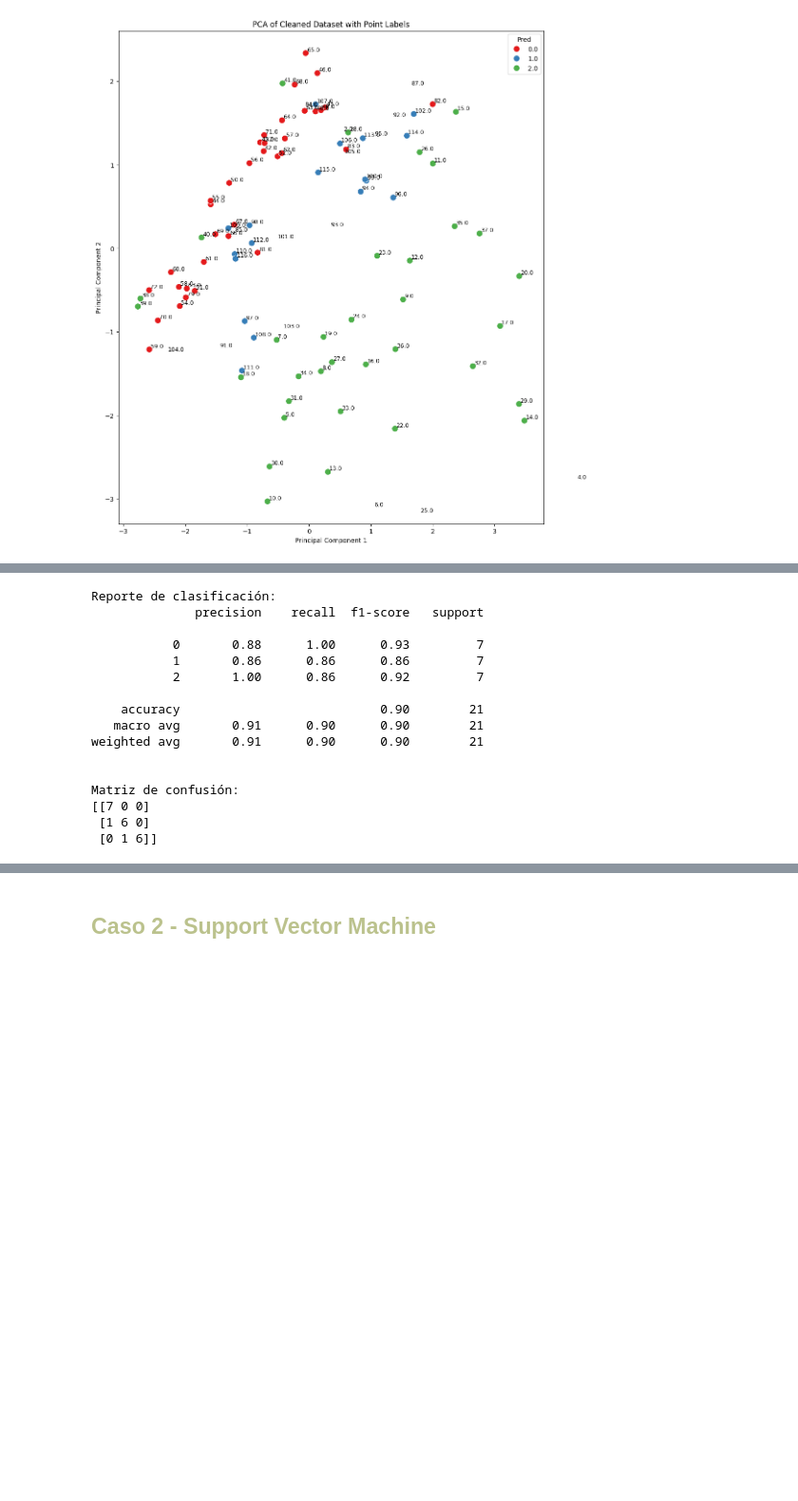
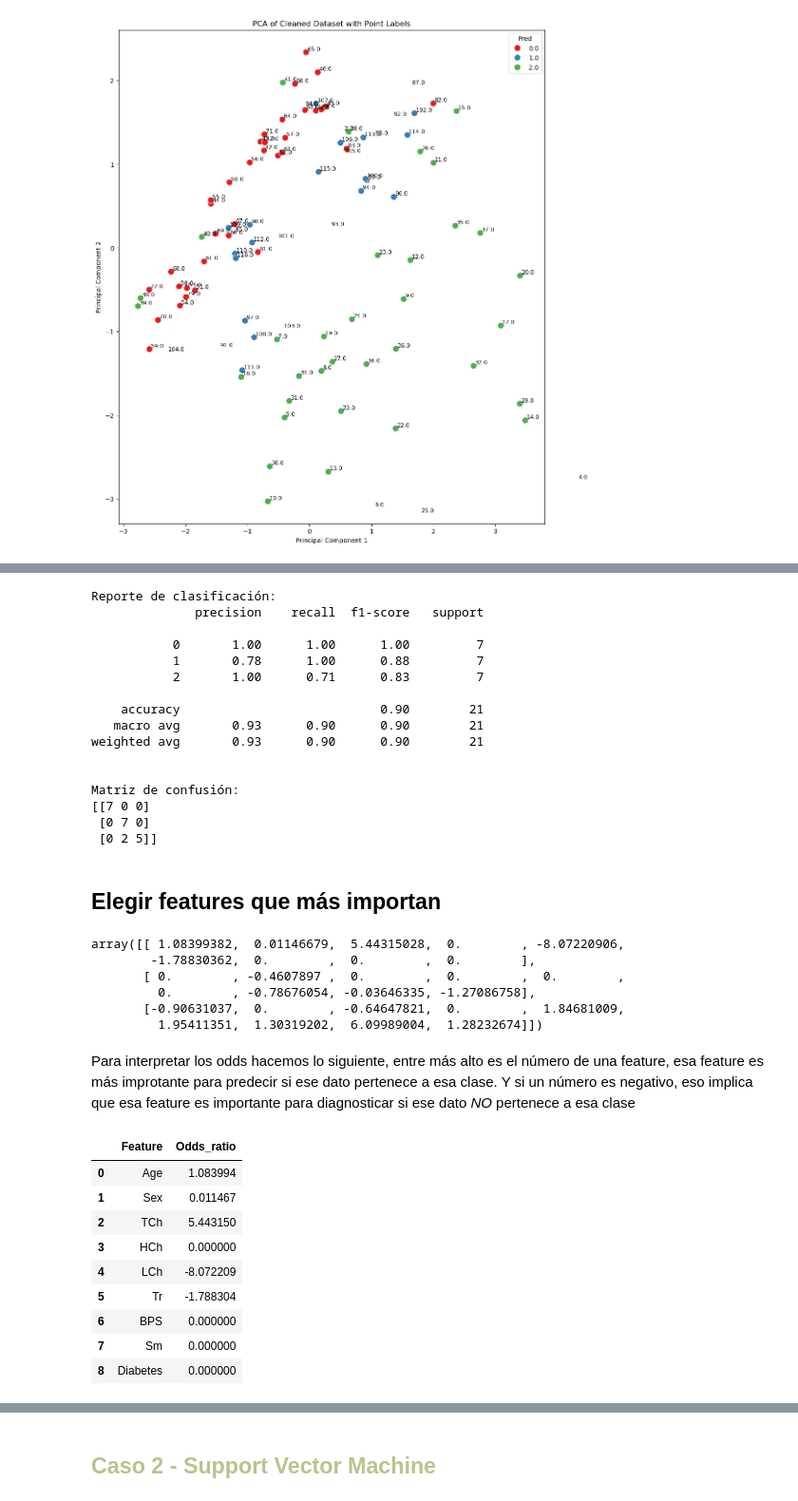
Before and after one commit to Roi-flores13/examen_3_eo, a Jupyter notebook: Proyecto_3er_examen_vDE.ipynb, the cells around one changed output, grey strips where cells are left out. Shown at 95% size. Cells and saved outputs as stored; diff of their text form; code cells hidden in the pictures; blank space fills up the shorter version.

Commit message:
Analisis de coeficientes

```diff
--- a/Proyecto_3er_examen_vDE.ipynb
+++ b/Proyecto_3er_examen_vDE.ipynb
@@ -213,11 +215,11 @@ from sklearn.model_selection import GridSearchCV
 
 # Lista de combinaciones válidas para los parámetros
 param_grid = [
-    {'penalty': ['l2'], 'C': [0.001, 0.01, 0.1, 2, 4, 6, 10], 'solver': ['lbfgs','newton-cg','sag','saga', 'newton-cholesky','liblinear']},
-    {'penalty': ['l1'], 'C': [0.001, 0.01, 0.1, 2, 4, 6, 10], 'solver': ['liblinear', 'saga']}]
+    {'penalty': ['l2'], 'C': np.linspace(1, 10, 15), 'solver': ['lbfgs','newton-cg','sag','saga', 'newton-cholesky','liblinear']},
+    {'penalty': ['l1'], 'C': np.linspace(1, 10, 15), 'solver': ['liblinear', 'saga']}]
 
 # Modelo base
-logreg = LogisticRegression(max_iter=10000)
+logreg = LogisticRegression(max_iter=10000, multi_class="multinomial")
 
 # Configurar GridSearchCV
 grid = GridSearchCV(logreg, param_grid, cv=5, scoring='f1_macro', verbose=1)
@@ -267,16 +286,57 @@ print(confusion_matrix(y_test, y_pred))
 Reporte de clasificación:
               precision    recall  f1-score   support
 
-           0       0.88      1.00      0.93         7
-           1       0.86      0.86      0.86         7
-           2       1.00      0.86      0.92         7
+           0       1.00      1.00      1.00         7
+           1       0.78      1.00      0.88         7
+           2       1.00      0.71      0.83         7
 
     accuracy                           0.90        21
-   macro avg       0.91      0.90      0.90        21
-weighted avg       0.91      0.90      0.90        21
+   macro avg       0.93      0.90      0.90        21
+weighted avg       0.93      0.90      0.90        21
 
 
 Matriz de confusión:
 [[7 0 0]
- [1 6 0]
- [0 1 6]]
+ [0 7 0]
+ [0 2 5]]
+# %% [markdown]
+## Elegir features que más importan
+# %%
+#.coef_ nos da el coeficiente para de cada feature para cada clase
+best_model.coef_
+# %% [output]
+array([[ 1.08399382,  0.01146679,  5.44315028,  0.        , -8.07220906,
+        -1.78830362,  0.        ,  0.        ,  0.        ],
+       [ 0.        , -0.4607897 ,  0.        ,  0.        ,  0.        ,
+         0.        , -0.78676054, -0.03646335, -1.27086758],
+       [-0.90631037,  0.        , -0.64647821,  0.        ,  1.84681009,
+         1.95411351,  1.30319202,  6.09989004,  1.28232674]])
+# %%
+#Creamos un df con los odds ratio para cada feature y cada clase
+
+low_level = pd.DataFrame({
+    "Feature": df_clean.columns[:-1],
+    "Odds_ratio": best_model.coef_[0]})
+
+mid_level = pd.DataFrame({
+    "Feature": df_clean.columns[:-1],
+    "Odds_ratio": best_model.coef_[1]})
+
+high_level = pd.DataFrame({
+    "Feature": df_clean.columns[:-1],
+    "Odds_ratio": best_model.coef_[2]})
+# %% [markdown]
+Para interpretar los odds hacemos lo siguiente, entre más alto es el número de una feature, esa feature es más improtante para predecir si ese dato pertenece a esa clase. Y si un número es negativo, eso implica que esa feature es importante para diagnosticar si ese dato *NO* pertenece a esa clase
+# %%
+low_level
+# %% [output]
+|  | Feature | Odds_ratio |
+| 0 | Age | 1.083994 |
+| 1 | Sex | 0.011467 |
+| 2 | TCh | 5.443150 |
+| 3 | HCh | 0.000000 |
+| 4 | LCh | -8.072209 |
+| 5 | Tr | -1.788304 |
+| 6 | BPS | 0.000000 |
+| 7 | Sm | 0.000000 |
+| 8 | Diabetes | 0.000000 |
```
Also changed, not shown: parts of 8 cells of this notebook, 1 other file.
